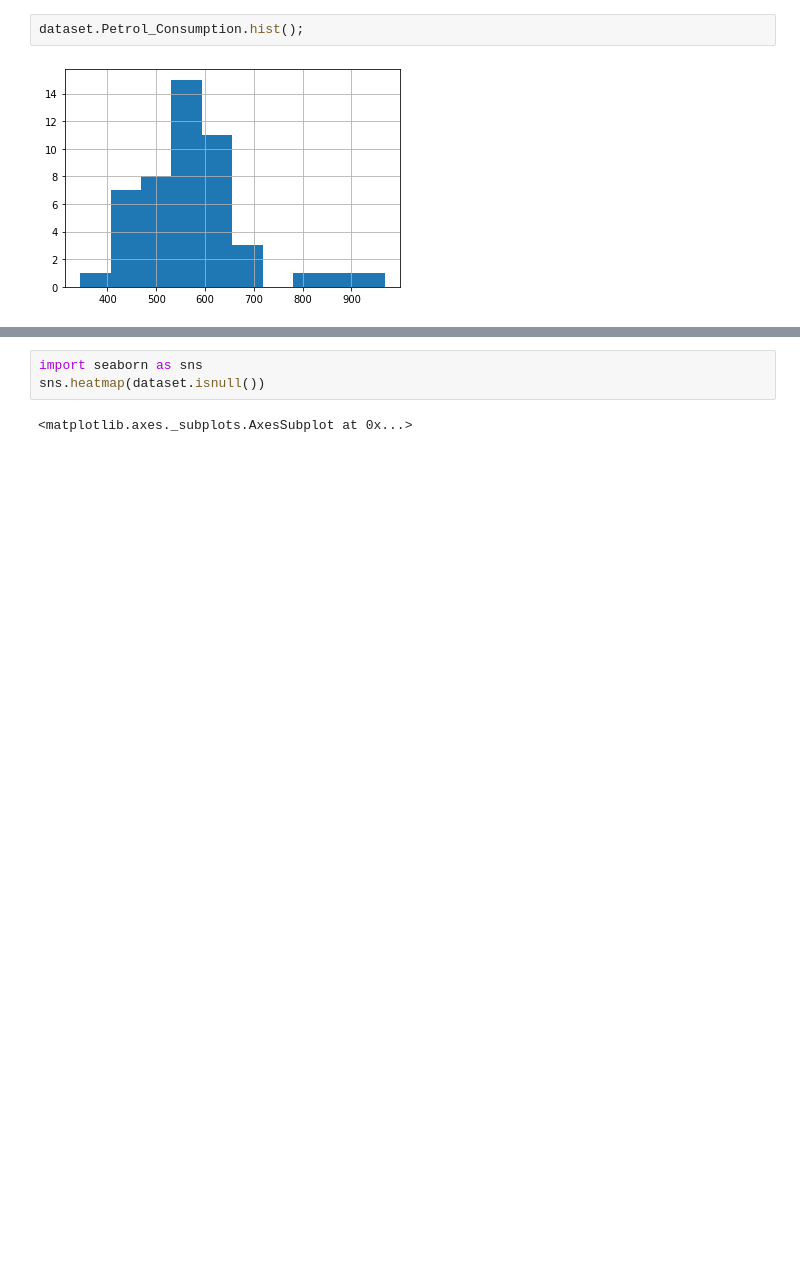
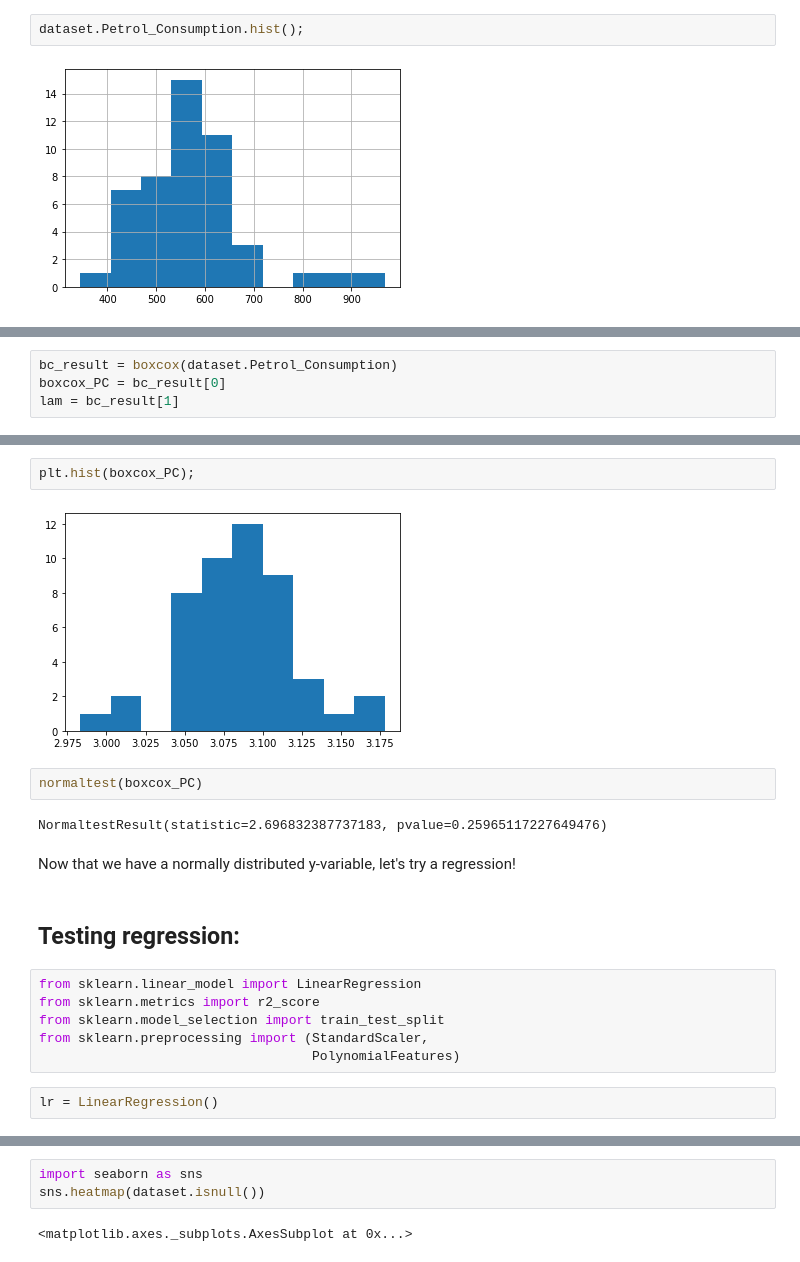
Before and after one commit to Balbuenar/Unclassified--repo, a Jupyter notebook: Petrol_Consumption.ipynb, the cells around one changed output, grey strips where cells are left out. Cells and saved outputs as stored; diff of their text form; blank space fills up the shorter version.

```diff
--- a/Petrol_Consumption.ipynb
+++ b/Petrol_Consumption.ipynb
@@ -55,0 +139,4 @@ dataset.Petrol_Consumption.hist();
+# %%
+bc_result = boxcox(dataset.Petrol_Consumption)
+boxcox_PC = bc_result[0]
+lam = bc_result[1]
@@ -55,0 +151,20 @@ dataset.Petrol_Consumption.hist();
+# %%
+plt.hist(boxcox_PC);
+# %% [output]
+[figure, added]
+# %%
+normaltest(boxcox_PC)
+# %% [output]
+NormaltestResult(statistic=2.696832387737183, pvalue=0.25965117227649476)
+# %% [markdown]
+Now that we have a normally distributed y-variable, let's try a regression!
+# %% [markdown]
+## Testing regression:
+# %%
+from sklearn.linear_model import LinearRegression
+from sklearn.metrics import r2_score
+from sklearn.model_selection import train_test_split
+from sklearn.preprocessing import (StandardScaler,
+                                   PolynomialFeatures)
+# %%
+lr = LinearRegression()
```
Also changed, not shown: parts of 60 cells of this notebook.
